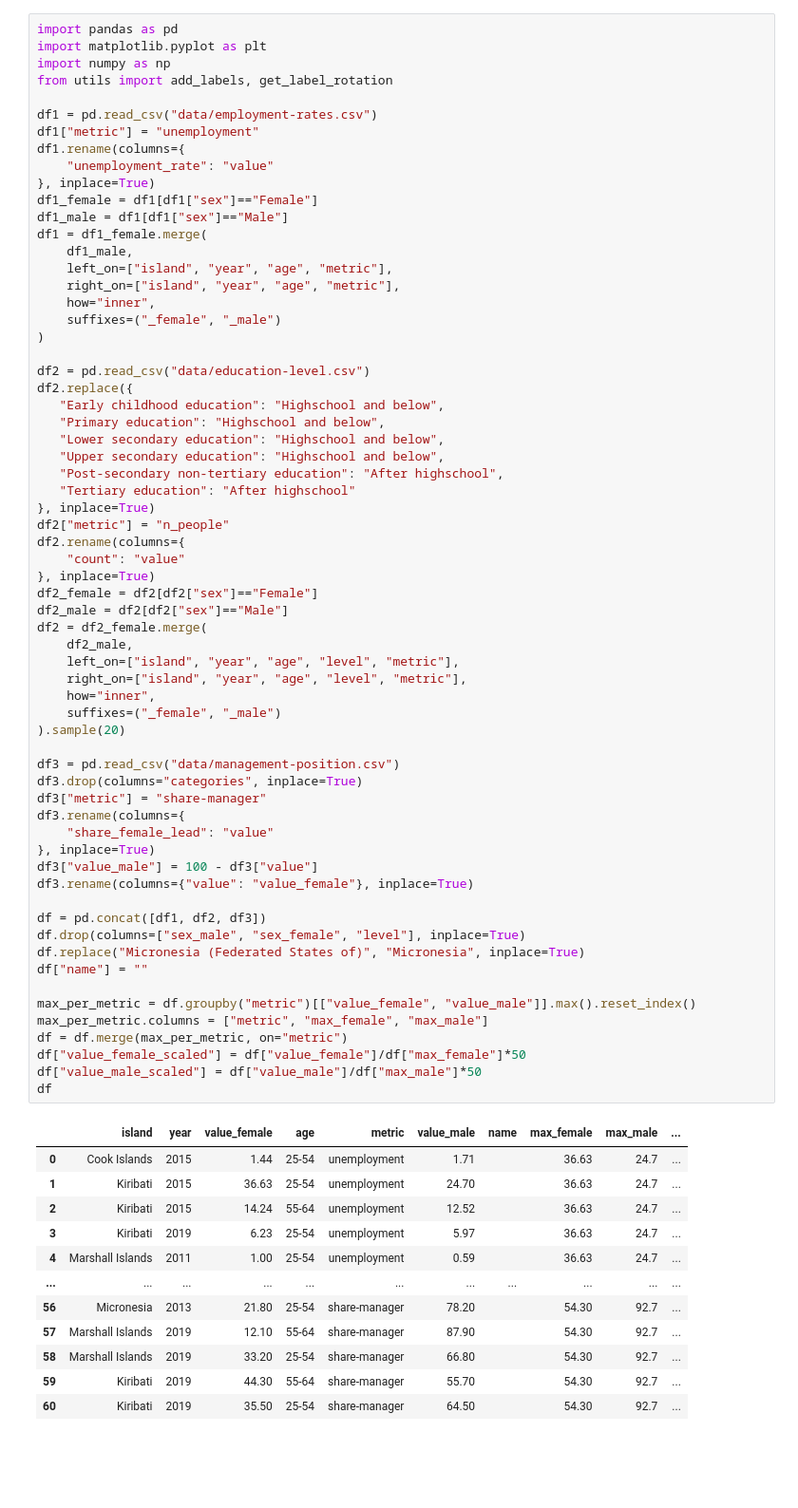
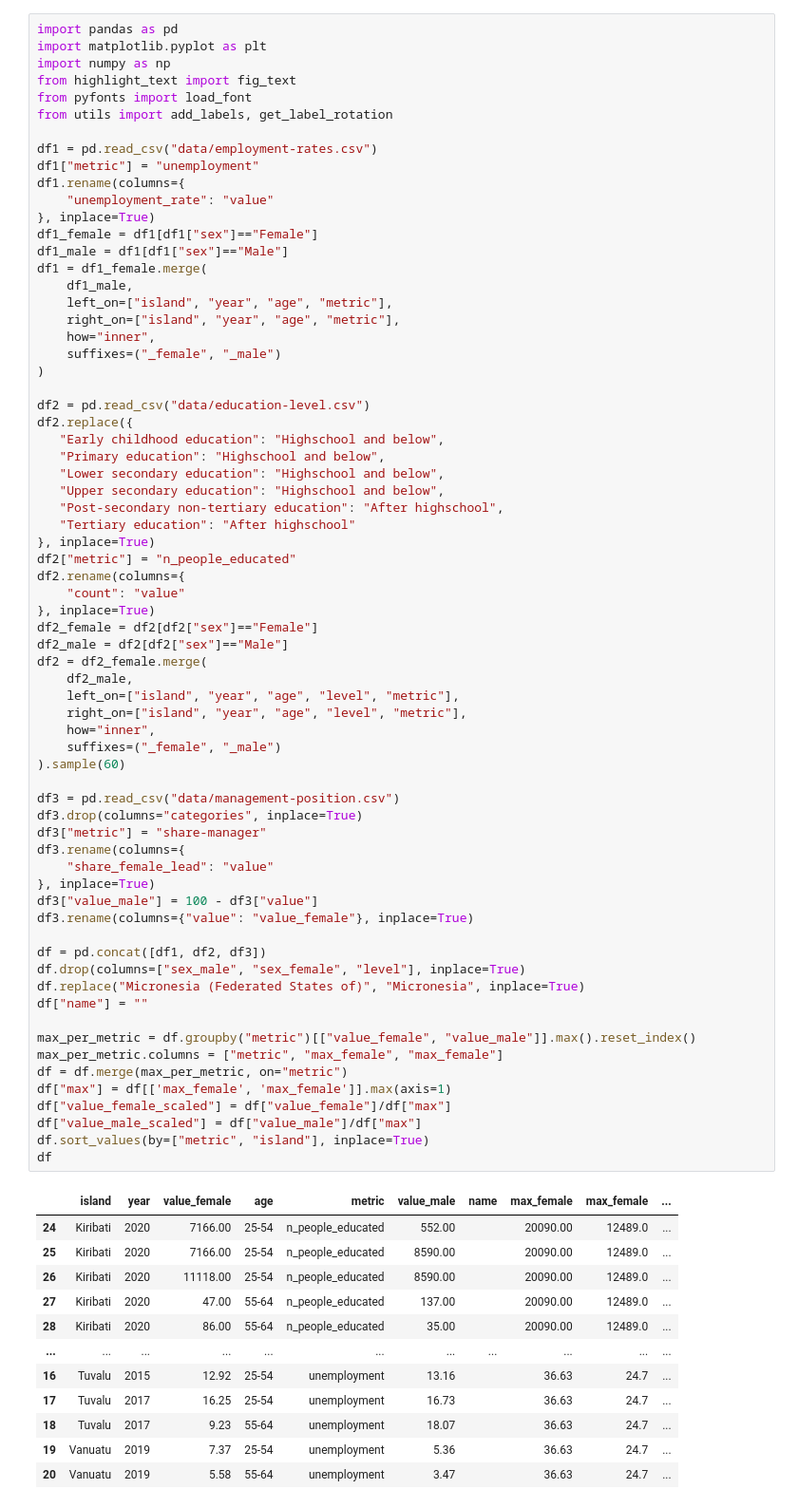
Before and after one commit to JosephBARBIERDARNAL/pacific-data-challenge, a Jupyter notebook: chart.ipynb, the cells around one changed output. Shown at 95% size. Cells and saved outputs as stored; diff of their text form; blank space fills up the shorter version.

```diff
--- a/chart.ipynb
+++ b/chart.ipynb
@@ -2,6 +2,8 @@
 import pandas as pd
 import matplotlib.pyplot as plt
 import numpy as np
+from highlight_text import fig_text
+from pyfonts import load_font
 from utils import add_labels, get_label_rotation
 
 df1 = pd.read_csv("data/employment-rates.csv")
@@ -28,50 +30,52 @@ df2.replace({
    "Post-secondary non-tertiary education": "After highschool",
    "Tertiary education": "After highschool"
 }, inplace=True)
-df2["metric"] = "n_people"
+df2["metric"] = "n_people_educated"
 df2.rename(columns={
     "count": "value"
 }, inplace=True)
 df2_female = df2[df2["sex"]=="Female"]
 df2_male = df2[df2["sex"]=="Male"]
 df2 = df2_female.merge(
     df2_male,
     left_on=["island", "year", "age", "level", "metric"],
     right_on=["island", "year", "age", "level", "metric"],
     how="inner",
     suffixes=("_female", "_male")
-).sample(20)
+).sample(60)
 
 df3 = pd.read_csv("data/management-position.csv")
 df3.drop(columns="categories", inplace=True)
 df3["metric"] = "share-manager"
 df3.rename(columns={
     "share_female_lead": "value"
 }, inplace=True)
 df3["value_male"] = 100 - df3["value"]
 df3.rename(columns={"value": "value_female"}, inplace=True)
 
 df = pd.concat([df1, df2, df3])
 df.drop(columns=["sex_male", "sex_female", "level"], inplace=True)
 df.replace("Micronesia (Federated States of)", "Micronesia", inplace=True)
 df["name"] = ""
 
 max_per_metric = df.groupby("metric")[["value_female", "value_male"]].max().reset_index()
-max_per_metric.columns = ["metric", "max_female", "max_male"]
+max_per_metric.columns = ["metric", "max_female", "max_female"]
 df = df.merge(max_per_metric, on="metric")
-df["value_female_scaled"] = df["value_female"]/df["max_female"]*50
-df["value_male_scaled"] = df["value_male"]/df["max_male"]*50
+df["max"] = df[['max_female', 'max_female']].max(axis=1)
+df["value_female_scaled"] = df["value_female"]/df["max"]
+df["value_male_scaled"] = df["value_male"]/df["max"]
+df.sort_values(by=["metric", "island"], inplace=True)
 df
 # %% [output]
-|  | island | year | value_female | age | metric | value_male | name | max_female | max_male | ... |
-| 0 | Cook Islands | 2015 | 1.44 | 25-54 | unemployment | 1.71 |  | 36.63 | 24.7 | ... |
-| 1 | Kiribati | 2015 | 36.63 | 25-54 | unemployment | 24.70 |  | 36.63 | 24.7 | ... |
-| 2 | Kiribati | 2015 | 14.24 | 55-64 | unemployment | 12.52 |  | 36.63 | 24.7 | ... |
-| 3 | Kiribati | 2019 | 6.23 | 25-54 | unemployment | 5.97 |  | 36.63 | 24.7 | ... |
-| 4 | Marshall Islands | 2011 | 1.00 | 25-54 | unemployment | 0.59 |  | 36.63 | 24.7 | ... |
+|  | island | year | value_female | age | metric | value_male | name | max_female | max_female | ... |
+| 24 | Kiribati | 2020 | 7166.00 | 25-54 | n_people_educated | 552.00 |  | 20090.00 | 12489.0 | ... |
+| 25 | Kiribati | 2020 | 7166.00 | 25-54 | n_people_educated | 8590.00 |  | 20090.00 | 12489.0 | ... |
+| 26 | Kiribati | 2020 | 11118.00 | 25-54 | n_people_educated | 8590.00 |  | 20090.00 | 12489.0 | ... |
+| 27 | Kiribati | 2020 | 47.00 | 55-64 | n_people_educated | 137.00 |  | 20090.00 | 12489.0 | ... |
+| 28 | Kiribati | 2020 | 86.00 | 55-64 | n_people_educated | 35.00 |  | 20090.00 | 12489.0 | ... |
 | ... | ... | ... | ... | ... | ... | ... | ... | ... | ... | ... |
-| 56 | Micronesia | 2013 | 21.80 | 25-54 | share-manager | 78.20 |  | 54.30 | 92.7 | ... |
-| 57 | Marshall Islands | 2019 | 12.10 | 55-64 | share-manager | 87.90 |  | 54.30 | 92.7 | ... |
-| 58 | Marshall Islands | 2019 | 33.20 | 25-54 | share-manager | 66.80 |  | 54.30 | 92.7 | ... |
-| 59 | Kiribati | 2019 | 44.30 | 55-64 | share-manager | 55.70 |  | 54.30 | 92.7 | ... |
-| 60 | Kiribati | 2019 | 35.50 | 25-54 | share-manager | 64.50 |  | 54.30 | 92.7 | ... |
+| 16 | Tuvalu | 2015 | 12.92 | 25-54 | unemployment | 13.16 |  | 36.63 | 24.7 | ... |
+| 17 | Tuvalu | 2017 | 16.25 | 25-54 | unemployment | 16.73 |  | 36.63 | 24.7 | ... |
+| 18 | Tuvalu | 2017 | 9.23 | 55-64 | unemployment | 18.07 |  | 36.63 | 24.7 | ... |
+| 19 | Vanuatu | 2019 | 7.37 | 25-54 | unemployment | 5.36 |  | 36.63 | 24.7 | ... |
+| 20 | Vanuatu | 2019 | 5.58 | 55-64 | unemployment | 3.47 |  | 36.63 | 24.7 | ... |
```
Also changed, not shown: parts of 4 cells of this notebook, 1 other file.
